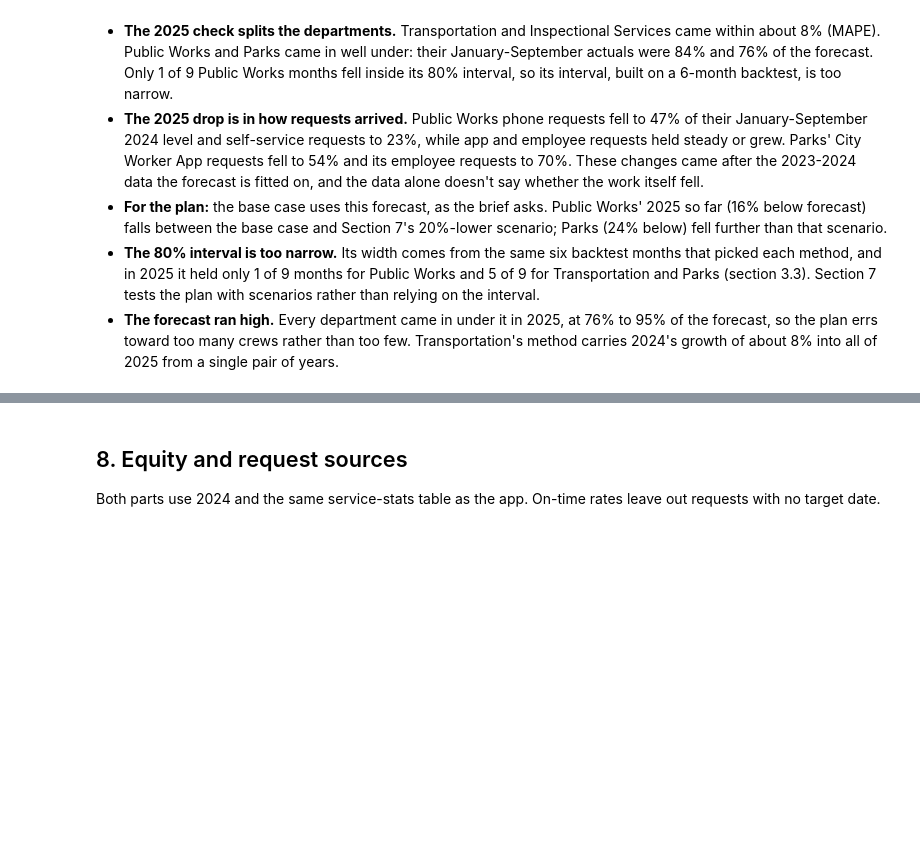
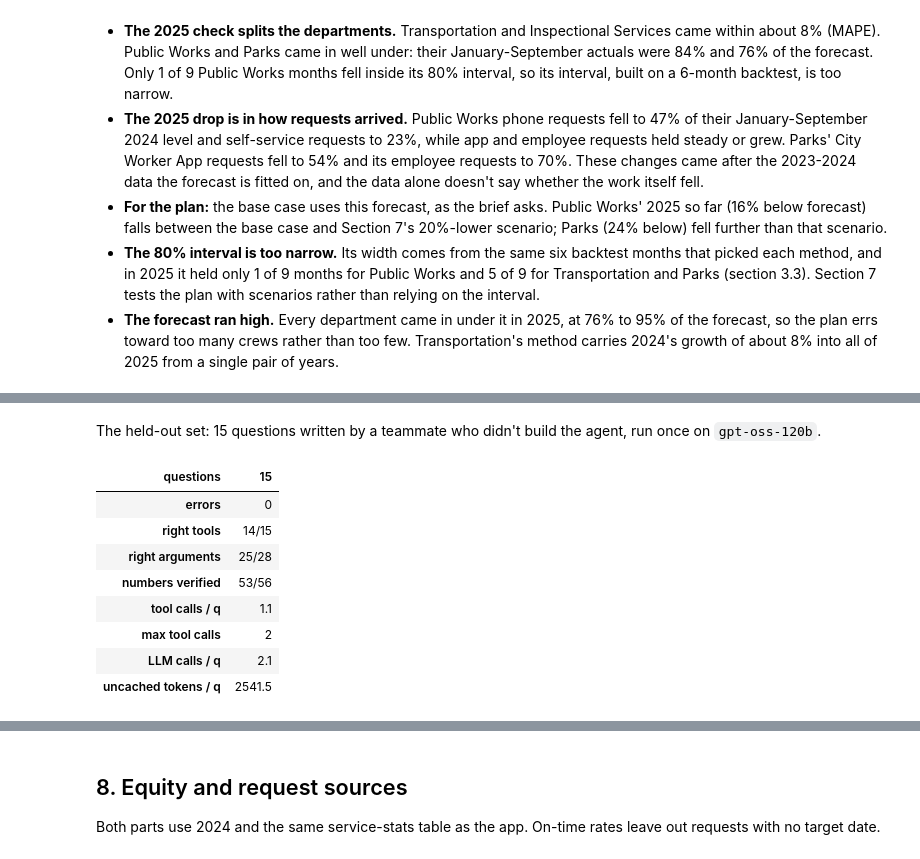
Before and after one commit to nishanth3112/boston311-crew-planner, a Jupyter notebook: notebooks/311_staffing_submission.ipynb, the cells around one changed output, grey strips where cells are left out. Cells and saved outputs as stored; diff of their text form; code cells hidden in the pictures; blank space fills up the shorter version.

Commit message:
BOS-11: Fill in the held-out analyst results

```diff
--- a/notebooks/311_staffing_submission.ipynb
+++ b/notebooks/311_staffing_submission.ipynb
@@ -742,0 +453,14 @@ saving from re-planning for 2025 demand: $1,678,549
+# %% [markdown]
+The held-out set: 15 questions written by a teammate who didn't build the agent, run once on `gpt-oss-120b`.
+# %%
+report_summary("reports/eval/analyst_test.md").T
+# %% [output]
+| questions | 15 |
+| errors | 0 |
+| right tools | 14/15 |
+| right arguments | 25/28 |
+| numbers verified | 53/56 |
+| tool calls / q | 1.1 |
+| max tool calls | 2 |
+| LLM calls / q | 2.1 |
+| uncached tokens / q | 2541.5 |
```
Also changed, not shown: parts of 60 cells of this notebook, 1 other file.
